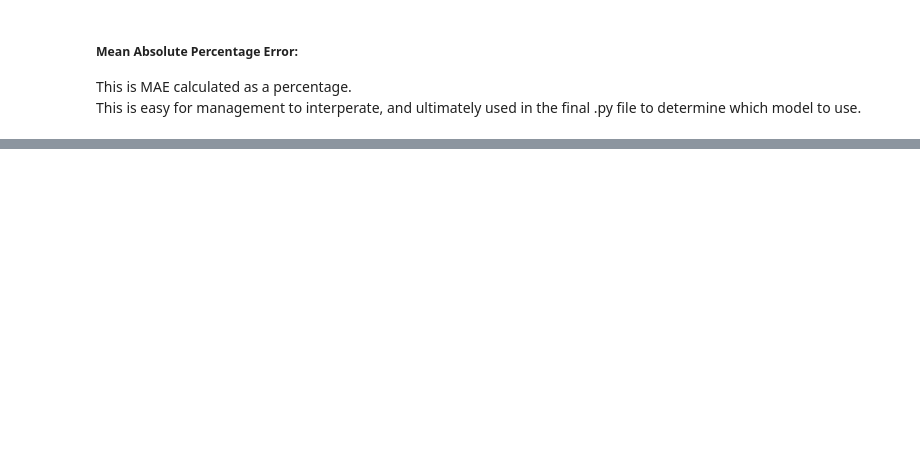
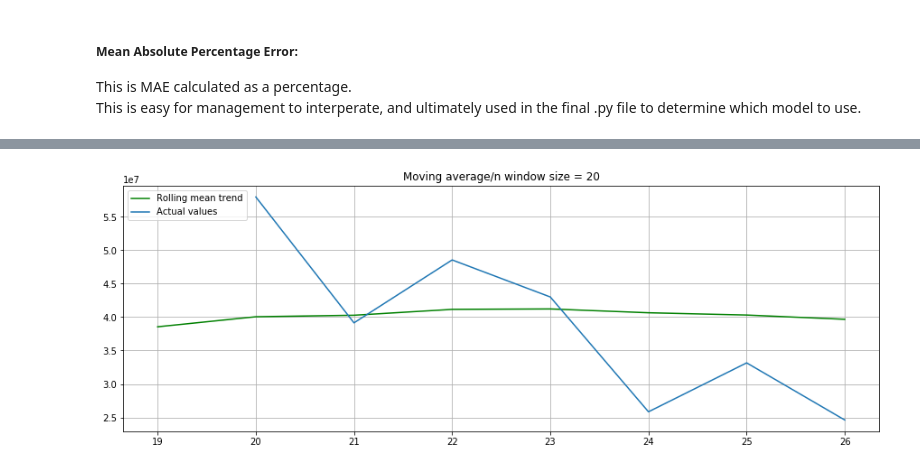
Before and after one commit to Jakefrda/Data_Science_Projects, a Jupyter notebook: TimeSeries_Finance/TimeSeries_Exploration.ipynb, the cells around one changed output, grey strips where cells are left out. Drawn from its saved outputs; the diff is of its cells as text; code cells hidden in the pictures; blank space fills up the shorter version.

```diff
--- a/TimeSeries_Finance/TimeSeries_Exploration.ipynb
+++ b/TimeSeries_Finance/TimeSeries_Exploration.ipynb
@@ -107,0 +128,44 @@ Starting with the hypothesis that tomorrow will be the same as today(very unlike
+# %%
+def plotMovingAverage(series, window, plot_intervals=False, scale=1.96, plot_anomalies=False):
+    """
+    :define: smoothe the original time series to identify trends.  Helps detect common patterns for noisy data
+    :param series: dataframe with timeseries
+    :param window: rolling window size - The number of observations used for calculating the statistic
+    :param plot_intervals: show confidence intervals
+    :param scale:
+    :param plot_anomalies: show anomalies
+    :return: Plot the time series with the Moving Average trend, predicts one observation in the future
+    """
+
+    rolling_mean = series.rolling(
+        window=window).mean()  # smoothes the original series to identify trends. Same as moving_average function defined
+
+    plt.figure(figsize=(15, 5))
+    plt.title("Moving average/n window size = {}".format(window))
+    plt.plot(rolling_mean, "g", label="Rolling mean trend")
+
+    # Plot confidence intervals for smoothed values
+    if plot_intervals:
+        mae = mean_absolute_error(series[window:], rolling_mean[window:])
+        deviation = np.std(series[window:] - rolling_mean[window:])
+        lower_bond = rolling_mean - (mae + scale * deviation)
+        upper_bond = rolling_mean + (mae + scale * deviation)
+        plt.plot(upper_bond, "r--", label="Upper Bond / Lower Bond")
+        plt.plot(lower_bond, "r--")
+
+    # Having the intervals, find abnormal values
+    if plot_anomalies:
+        anomalies = pd.DataFrame(index=series.index, columns=series.values)
+        anomalies[series < lower_bond] = series[series < lower_bond]
+        anomalies[series > upper_bond] = series[series > upper_bond]
+        plt.plot(anomalies, "ro", markersize=10)
+
+    plt.plot(series[window:], label="Actual values")
+    plt.legend(loc="upper left")
+    plt.grid(True)
+
+
+
+plotMovingAverage(rev_df.Revenue, 20) # Notice the flat line when we approach the number of observations
+# %% [output]
+[figure, added]
```
Also changed, not shown: parts of 18 cells of this notebook.
